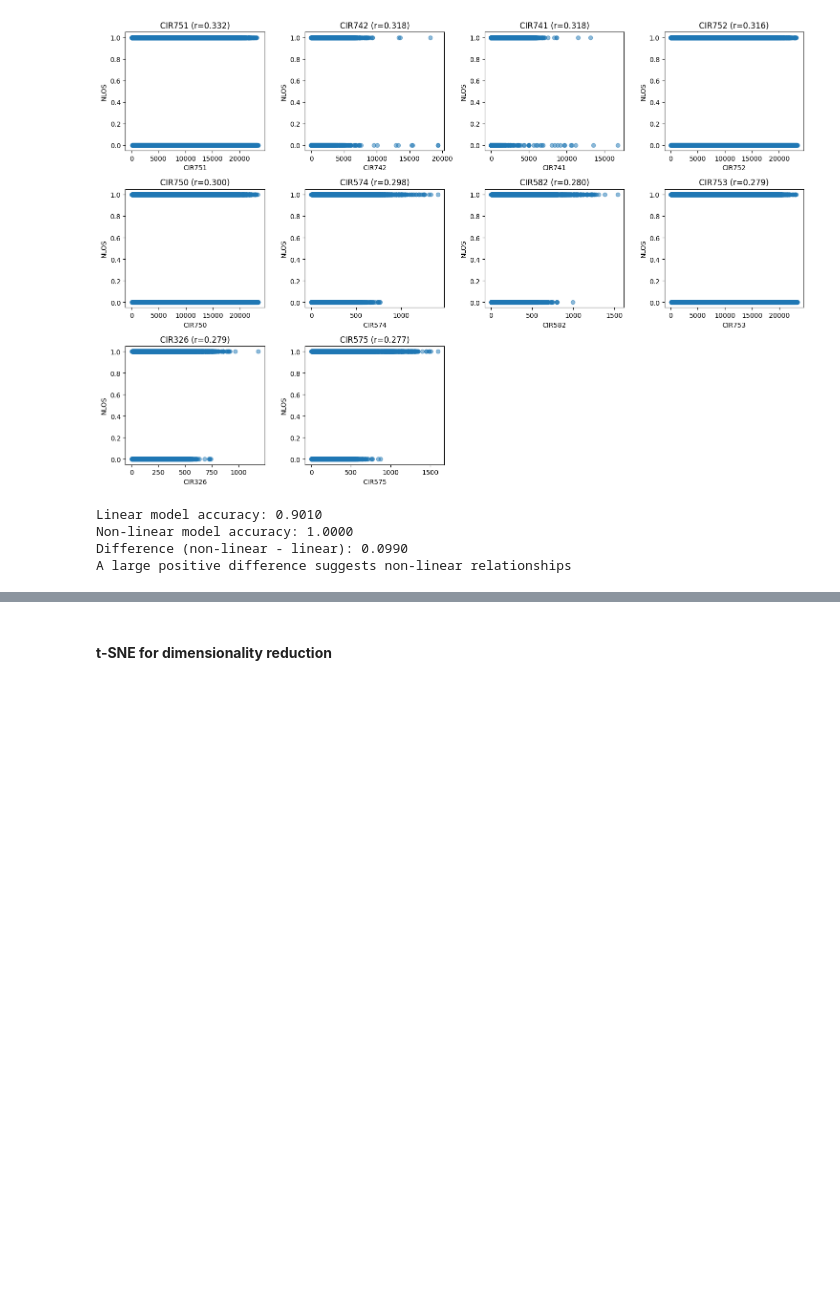
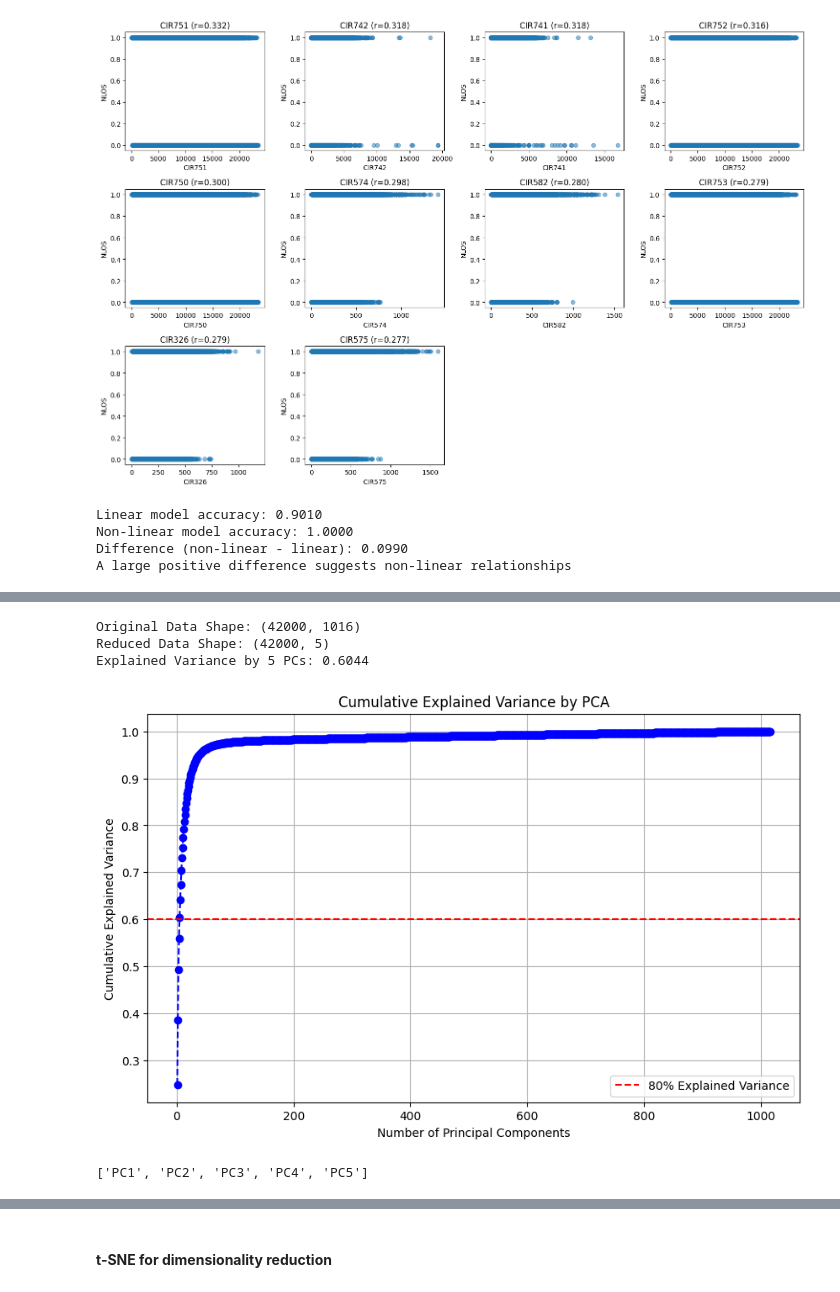
Before and after one commit to jingfeng301/DA_Project, a Jupyter notebook: DASourceCodeGroup14.ipynb, the cells around one changed output, grey strips where cells are left out. Saved outputs shown, nothing was run; the diff lists cells and outputs as text; code cells hidden in the pictures; blank space fills up the shorter version.

```diff
--- a/DASourceCodeGroup14.ipynb
+++ b/DASourceCodeGroup14.ipynb
@@ -712,0 +719,7 @@ A large positive difference suggests non-linear relationships
+# %%
+# Step 2: Compute the mean for each column and center the data
+mean_vals = pca_data.mean(axis=0)  # Compute mean for each feature
+centered_data = pca_data - mean_vals  # Center the data by subtracting the mean
+# %%
+# Step 3: Calculate the covariance matrix
+cov_matrix = np.cov(centered_data, rowvar=False)  # Ensure correct shape
@@ -712,0 +729,19 @@ A large positive difference suggests non-linear relationships
+# %%
+# Step 4: Find eigenvalues and eigenvectors
+eigenvalues, eigenvectors = np.linalg.eigh(cov_matrix)  # More stable for symmetric matrices
+
+# Step 5: Sort eigenvectors based on eigenvalues (descending order)
+sorted_indices = np.argsort(eigenvalues)[::-1]  # Get indices of sorted eigenvalues
+eigenvalues = eigenvalues[sorted_indices]  # Sort eigenvalues
+eigenvectors = eigenvectors[:, sorted_indices]  # Sort eigenvectors accordingly
+# %%
+# Step 6: Compute explained variance ratio
+explained_variance_ratio = eigenvalues / np.sum(eigenvalues)  # Compute variance ratio
+cumulative_variance = np.cumsum(explained_variance_ratio)  # Compute cumulative variance
+
+# Step 7: Choose the number of components (k) to retain % variance
+k = np.argmax(cumulative_variance >= 0.60) + 1
+top_k_eigenvectors = eigenvectors[:, :k]  # Extract top k eigenvectors
+
+# Step 8: Project the data onto the selected principal components
+pca_transformed_data = np.dot(centered_data, top_k_eigenvectors)  # New dataset with reduced dimensions
@@ -712,0 +754,26 @@ A large positive difference suggests non-linear relationships
+# %%
+# Step 11: Display results
+print(f"Original Data Shape: {pca_data.shape}")
+print(f"Reduced Data Shape: {pca_df.shape}")
+print(f"Explained Variance by {k} PCs: {cumulative_variance[k-1]:.4f}")
+# %% [output]
+Original Data Shape: (42000, 1016)
+Reduced Data Shape: (42000, 5)
+Explained Variance by 5 PCs: 0.6044
+# %%
+# Step 12: Visualize the cumulative explained variance
+plt.figure(figsize=(10, 6))
+plt.plot(range(1, len(cumulative_variance) + 1), cumulative_variance, marker='o', linestyle='--', color='blue')
+plt.axhline(y=0.60, color='red', linestyle='--', label='80% Explained Variance')
+plt.xlabel('Number of Principal Components')
+plt.ylabel('Cumulative Explained Variance')
+plt.title('Cumulative Explained Variance by PCA')
+plt.legend()
+plt.grid(True)
+plt.show()
+# %% [output]
+[figure, added]
+# %%
+print(pca_df.columns.tolist())
+# %% [output]
+['PC1', 'PC2', 'PC3', 'PC4', 'PC5']
```
Also changed, not shown: parts of 52 cells of this notebook.
